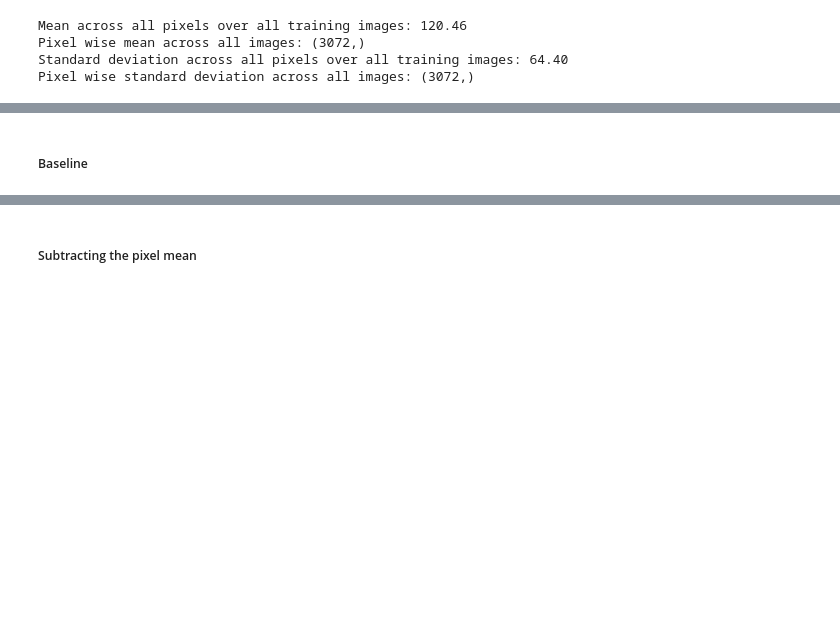
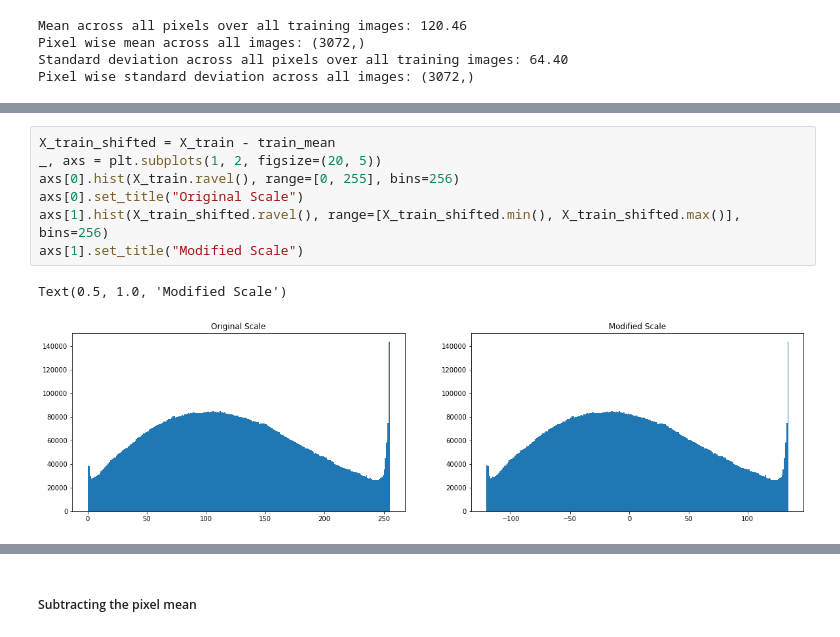
Before and after one commit to vladtimug/CS231n, a Jupyter notebook: Assignments/assignment1/knn.ipynb, the cells around one changed output, grey strips where cells are left out. Cells and saved outputs as stored; diff of their text form; blank space fills up the shorter version.

```diff
--- a/Assignments/assignment1/knn.ipynb
+++ b/Assignments/assignment1/knn.ipynb
@@ -285,2 +243,10 @@ def preprocessing_L1(x_train, y_train, x_test, y_test, mean=0, std=1, rotate=Fal
-# %% [markdown]
-##### Baseline
+# %%
+X_train_shifted = X_train - train_mean
+_, axs = plt.subplots(1, 2, figsize=(20, 5))
+axs[0].hist(X_train.ravel(), range=[0, 255], bins=256)
+axs[0].set_title("Original Scale")
+axs[1].hist(X_train_shifted.ravel(), range=[X_train_shifted.min(), X_train_shifted.max()], bins=256)
+axs[1].set_title("Modified Scale")
+# %% [output]
+Text(0.5, 1.0, 'Modified Scale')
+[figure, added]
```
Also changed, not shown: parts of 17 cells of this notebook, 2 other files.
